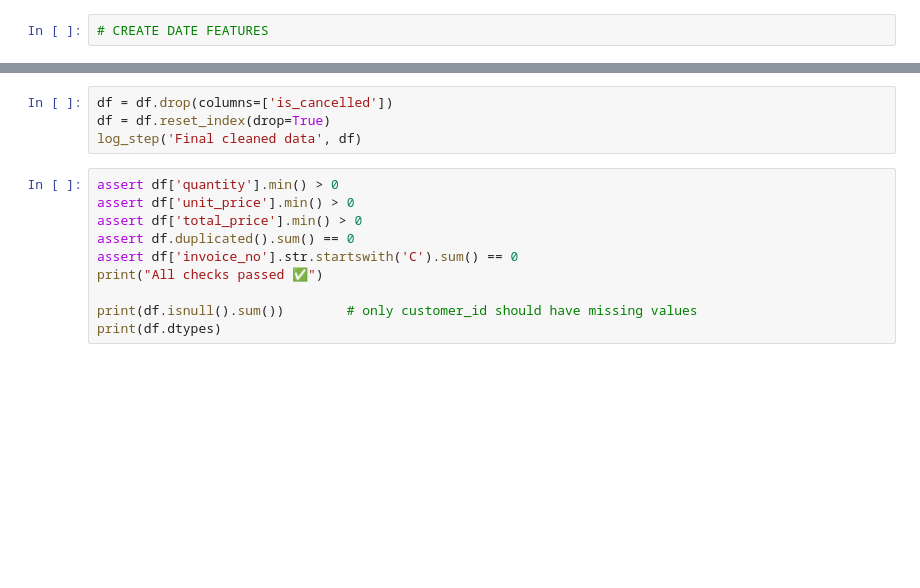
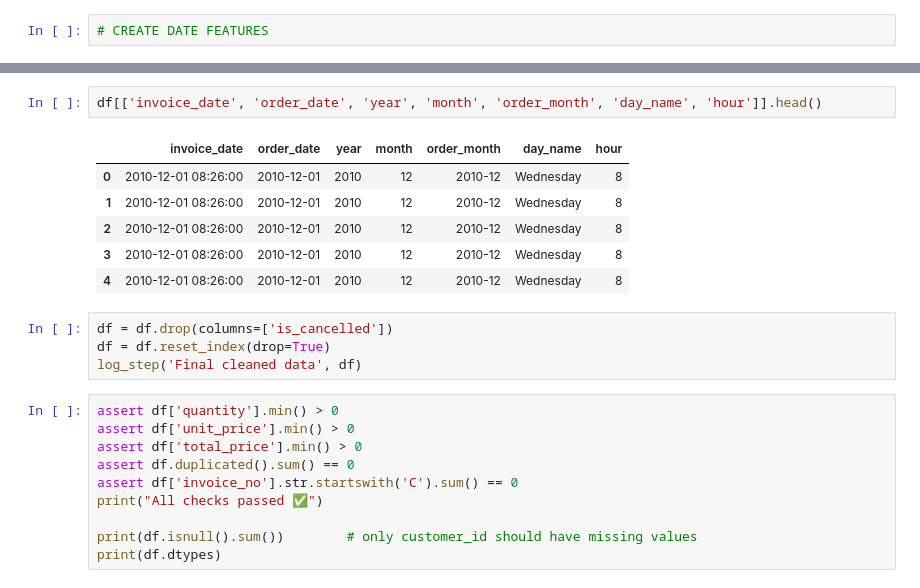
Before and after one commit to palakda01/ecommerce-customer-analysis, a Jupyter notebook: notebooks/01_data_cleaning.ipynb, the cells around one changed output, grey strips where cells are left out. Saved outputs shown, nothing was run; the diff lists cells and outputs as text; blank space fills up the shorter version.

```diff
--- a/notebooks/01_data_cleaning.ipynb
+++ b/notebooks/01_data_cleaning.ipynb
@@ -298,3 +324,12 @@ df['hour'] = df['invoice_date'].dt.hour
+# %%
+df[['invoice_date', 'order_date', 'year', 'month', 'order_month', 'day_name', 'hour']].head()
+# %% [output]
+|  | invoice_date | order_date | year | month | order_month | day_name | hour |
+| 0 | 2010-12-01 08:26:00 | 2010-12-01 | 2010 | 12 | 2010-12 | Wednesday | 8 |
+| 1 | 2010-12-01 08:26:00 | 2010-12-01 | 2010 | 12 | 2010-12 | Wednesday | 8 |
+| 2 | 2010-12-01 08:26:00 | 2010-12-01 | 2010 | 12 | 2010-12 | Wednesday | 8 |
+| 3 | 2010-12-01 08:26:00 | 2010-12-01 | 2010 | 12 | 2010-12 | Wednesday | 8 |
+| 4 | 2010-12-01 08:26:00 | 2010-12-01 | 2010 | 12 | 2010-12 | Wednesday | 8 |
 # %%
 df = df.drop(columns=['is_cancelled'])
 df = df.reset_index(drop=True)
```
Also changed, not shown: parts of 5 cells of this notebook.
